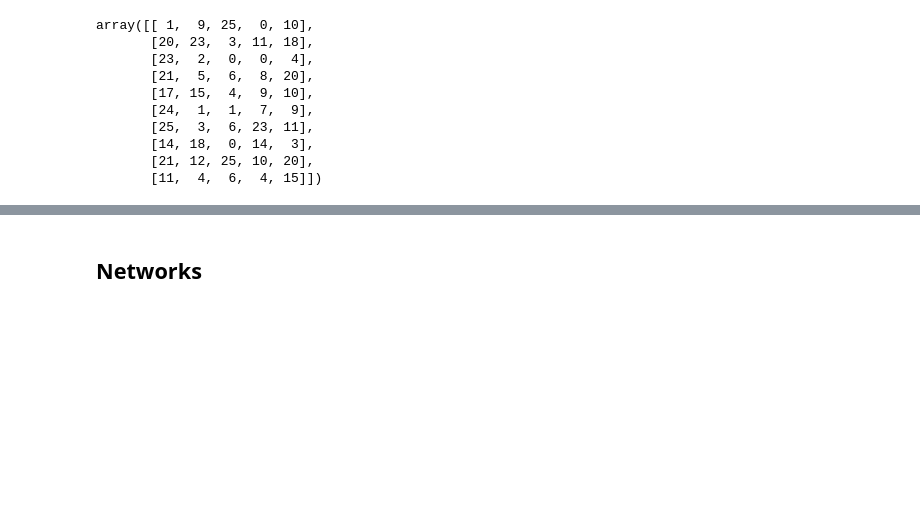
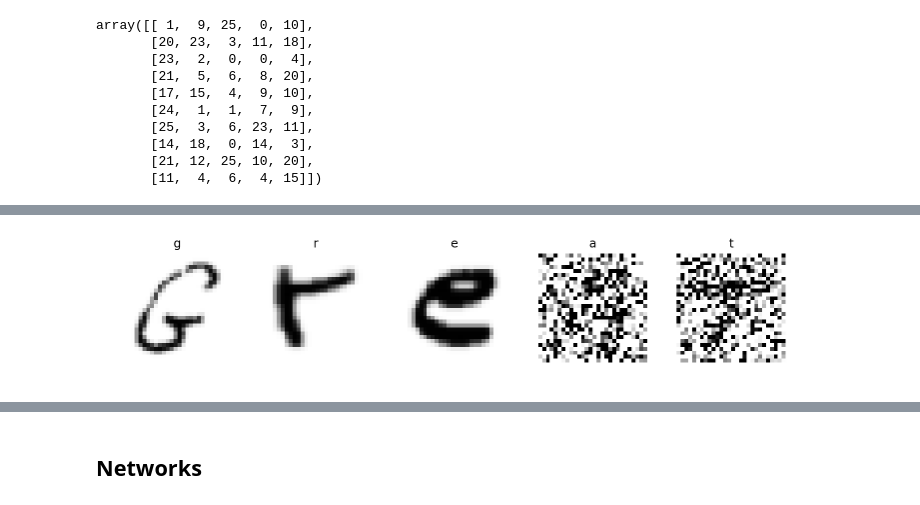
Before and after one commit to jrieke/feedback-nns, a Jupyter notebook: feedback_connections.ipynb, the cells around one changed output, grey strips where cells are left out. Saved outputs shown, nothing was run; the diff lists cells and outputs as text; code cells hidden in the pictures; blank space fills up the shorter version.

```diff
--- a/feedback_connections.ipynb
+++ b/feedback_connections.ipynb
@@ -228,0 +277,7 @@ for i in range(10):
+# %%
+utils.seed_all(5)
+plt.figure(figsize=(12, 2))
+datasets.plot_sequence(*noisy_seq_test_dataset[3], target_transform=to_letter)
+#plt.savefig('figures/sequence_noisy.png', dpi=300)
+# %% [output]
+[figure, added]
```
Also changed, not shown: parts of 36 cells of this notebook, 12 other files.
